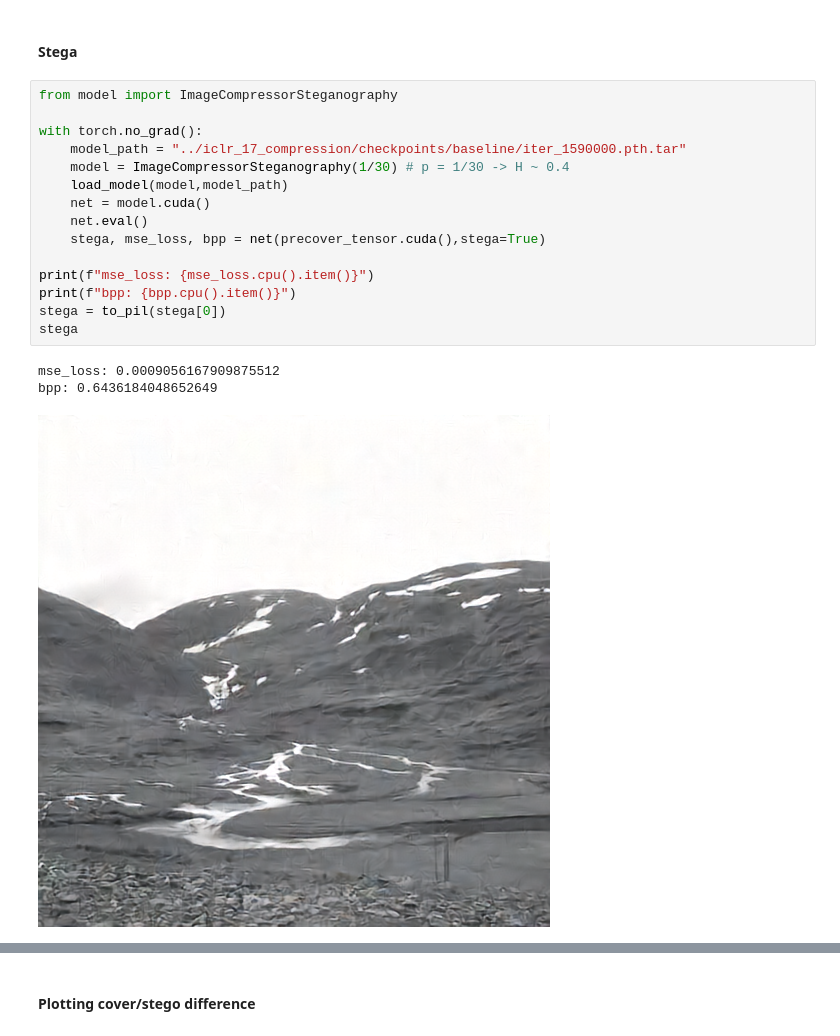
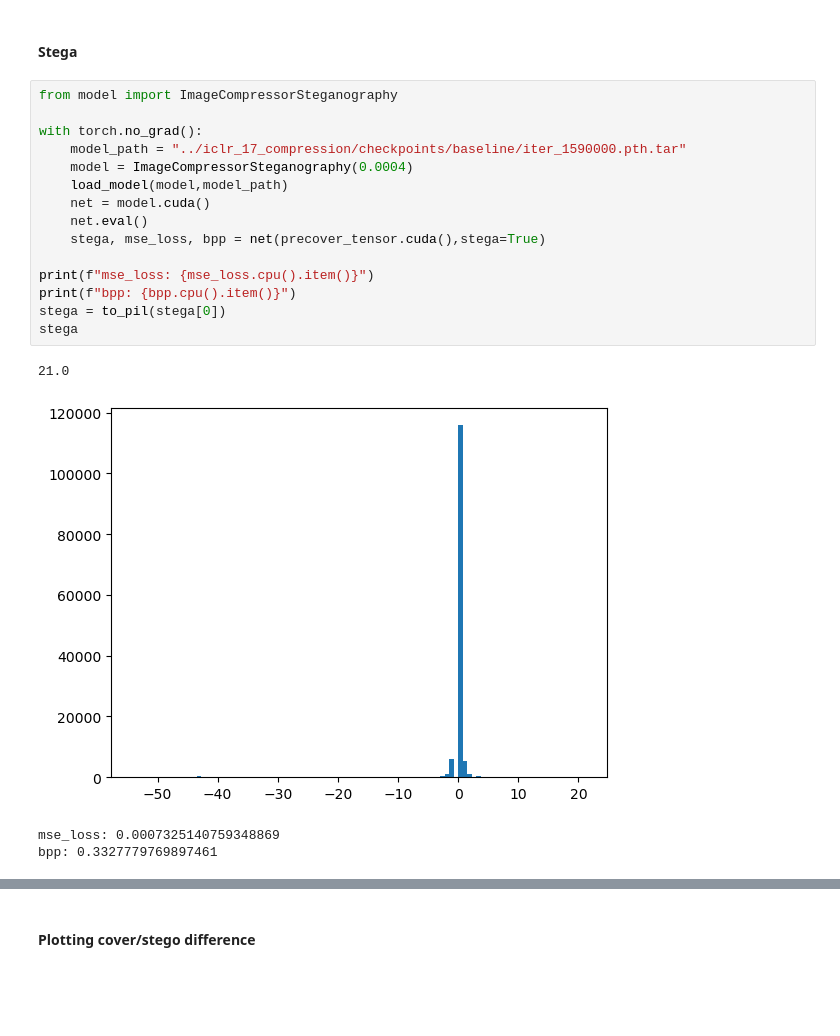
Before and after one commit to LucasSLD/steganography, a Jupyter notebook: misc/pgm_read.ipynb, the cells around one changed output, grey strips where cells are left out. Drawn from its saved outputs; the diff is of its cells as text; blank space fills up the shorter version.

```diff
--- a/misc/pgm_read.ipynb
+++ b/misc/pgm_read.ipynb
@@ -246,19 +240,20 @@ cover
 # %%
 from model import ImageCompressorSteganography
 
 with torch.no_grad():
     model_path = "../iclr_17_compression/checkpoints/baseline/iter_1590000.pth.tar"
-    model = ImageCompressorSteganography(1/30) # p = 1/30 -> H ~ 0.4
+    model = ImageCompressorSteganography(0.0004)
     load_model(model,model_path)
     net = model.cuda()
     net.eval()
     stega, mse_loss, bpp = net(precover_tensor.cuda(),stega=True)
 
 print(f"mse_loss: {mse_loss.cpu().item()}")
 print(f"bpp: {bpp.cpu().item()}")
 stega = to_pil(stega[0])
 stega
 # %% [output]
-mse_loss: 0.0009056167909875512
-bpp: 0.6436184048652649
+21.0
-[figure, old version]
+[figure, new version]
+mse_loss: 0.0007325140759348869
+bpp: 0.3327779769897461
```
Also changed, not shown: parts of 9 cells of this notebook, 5 other files.
